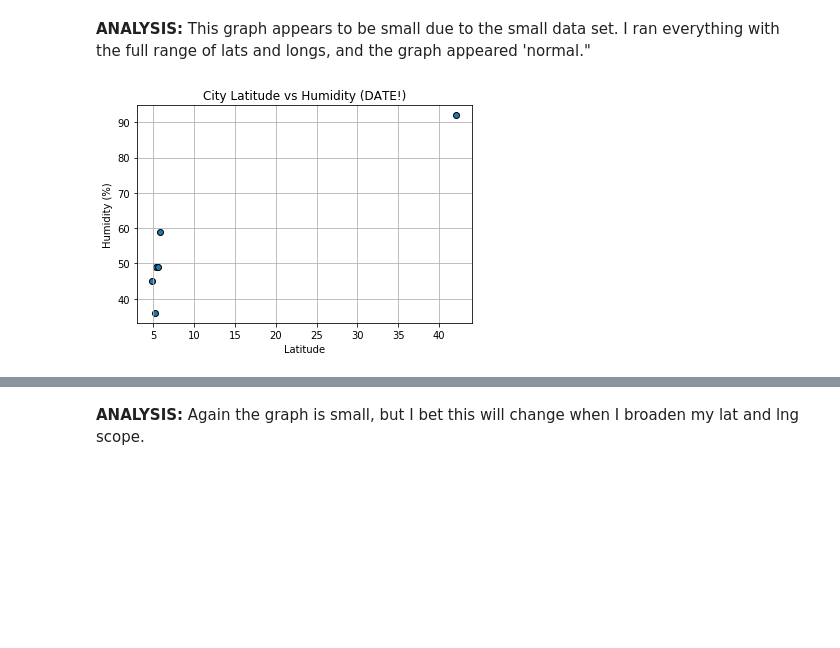
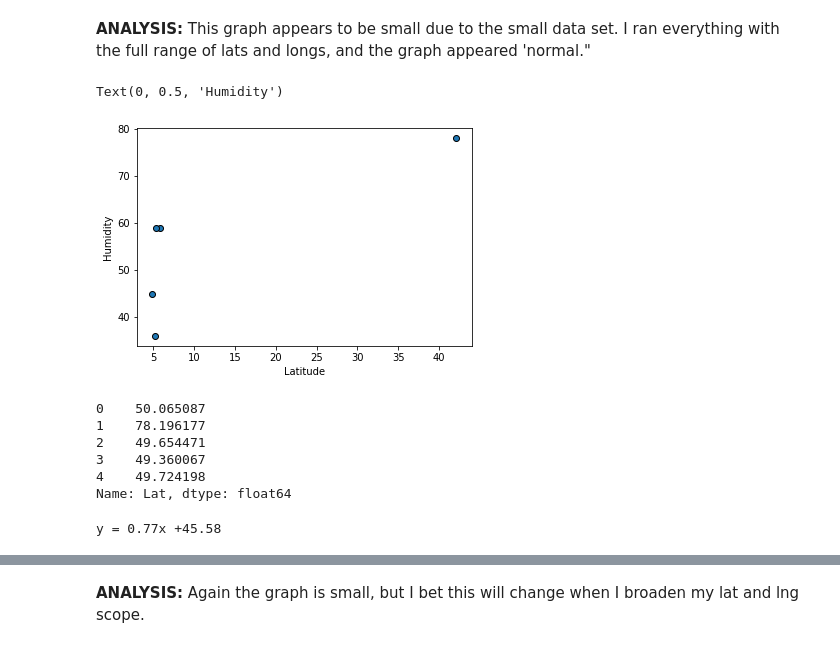
Before and after one commit to VallieTracy/Global-Weather-Analysis, a Jupyter notebook: WeatherPy/WeatherPy.ipynb, the cells around one changed output, grey strips where cells are left out. Saved outputs shown, nothing was run; the diff lists cells and outputs as text; code cells hidden in the pictures; blank space fills up the shorter version.

```diff
--- a/WeatherPy/WeatherPy.ipynb
+++ b/WeatherPy/WeatherPy.ipynb
@@ -397,17 +400,34 @@ The r-squared is: 0.9929813801601053
 # %% [markdown]
 **ANALYSIS:** This graph appears to be small due to the small data set.  I ran everything with the full range of lats and longs, and the graph appeared 'normal."
 # %%
-#plot latitude v humidity linear regression (northern hemisphere)
+#run linear regression on humidity v lat (northern hemisphere)
 
+#create scatter plot
 x_values = northern_df["Lat"]
 y_values = northern_df["Humidity"]
 plt.scatter(x_values, y_values, edgecolors="black")
-plt.title("City Latitude vs Humidity (DATE!)")
 plt.xlabel("Latitude")
-plt.ylabel("Humidity (%)")
-plt.grid()
-
-#save scatter plot to Images Folder
-plt.savefig(os.path.join("Images","Northern_Humidity_v_Latitude.png"))
+plt.ylabel("Humidity")
 # %% [output]
+Text(0, 0.5, 'Humidity')
-[figure, old version]
+[figure, new version]
+# %%
+#perform a linear regression on humidity v lat
+(slope, intercept, rvalue, pvalue, stderr) = stats.linregress(x_values, y_values)
+
+#get regression values
+regress_values = x_values * slope + intercept
+print(regress_values)
+# %% [output]
+0    50.065087
+1    78.196177
+2    49.654471
+3    49.360067
+4    49.724198
+Name: Lat, dtype: float64
+# %%
+#create line equation string
+line_eq = "y = " + str(round(slope,2)) + "x +" + str(round(intercept,2))
+print(line_eq)
+# %% [output]
+y = 0.77x +45.58
```
Also changed, not shown: parts of 53 cells of this notebook, 13 other files.
